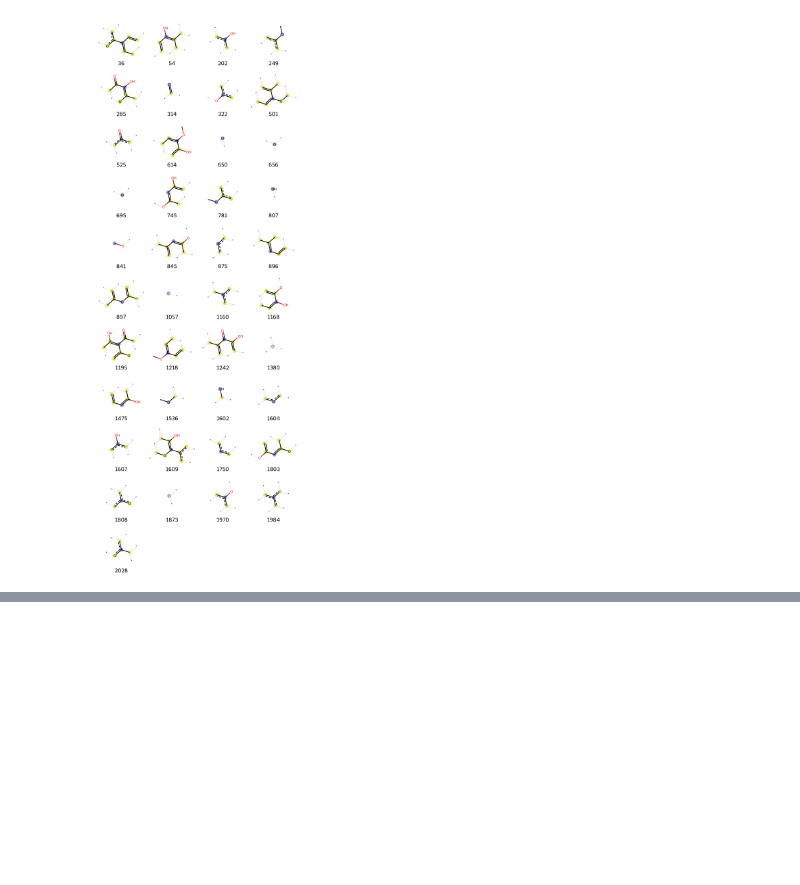
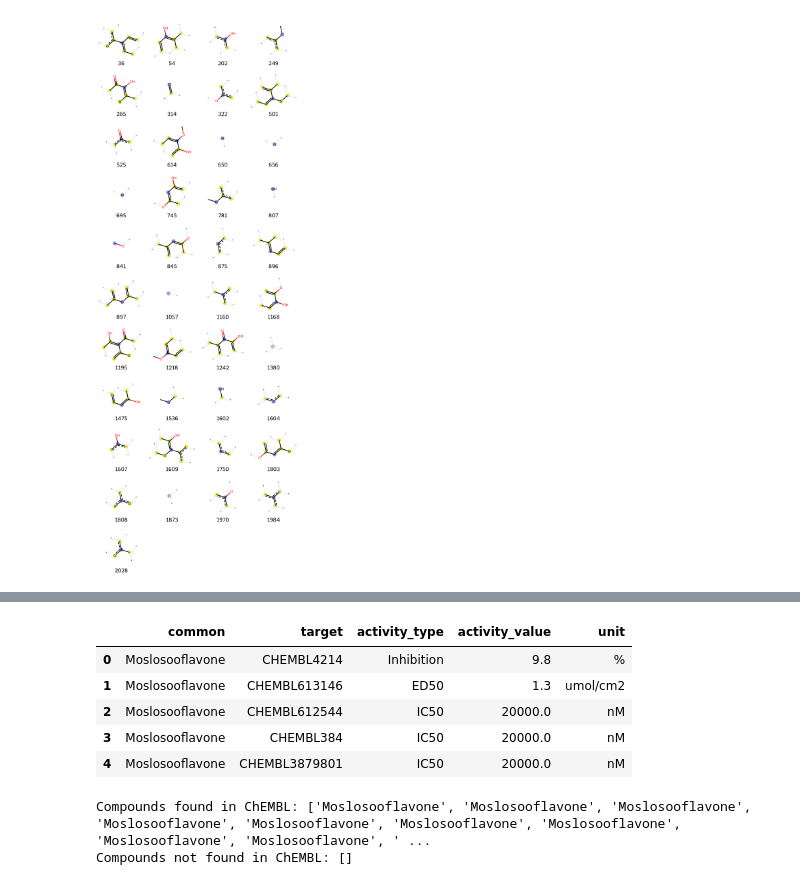
Before and after one commit to rajendranast012-stack/in-silico-lab1, a Jupyter notebook: MACCS_And_Morgan_fingerprint.ipynb, the cells around one changed output, grey strips where cells are left out. Cells and saved outputs as stored; diff of their text form; code cells hidden in the pictures; blank space fills up the shorter version.

```diff
--- a/MACCS_And_Morgan_fingerprint.ipynb
+++ b/MACCS_And_Morgan_fingerprint.ipynb
@@ -147,0 +192,4 @@ Draw.DrawMorganBits(tpls,molsPerRow=4,legends=[str(x) for x in mf_bv.GetOnBits()
+# %%
+import pandas as pd
+
+df = pd.read_excel('/content/flavonoid_smile.xlsx')
@@ -147,0 +240,43 @@ Draw.DrawMorganBits(tpls,molsPerRow=4,legends=[str(x) for x in mf_bv.GetOnBits()
+# %%
+# ==========================
+# READ AND INSPECT COMPOUND EXCEL FILE
+# ==========================
+import pandas as pd
+
+# --- Step 1: Read Excel file safely ---
+file_path = '/content/compound_activity1.xlsx'  # replace with your Excel file path
+
+try:
+    df = pd.read_excel(file_path)
+except Exception as e:
+    print("Error reading Excel file:", e)
+    exit()
+# %%
+display(df.head())
+# %% [output]
+|  | common | target | activity_type | activity_value | unit |
+| 0 | Moslosooflavone | CHEMBL4214 | Inhibition | 9.8 | % |
+| 1 | Moslosooflavone | CHEMBL613146 | ED50 | 1.3 | umol/cm2 |
+| 2 | Moslosooflavone | CHEMBL612544 | IC50 | 20000.0 | nM |
+| 3 | Moslosooflavone | CHEMBL384 | IC50 | 20000.0 | nM |
+| 4 | Moslosooflavone | CHEMBL3879801 | IC50 | 20000.0 | nM |
+# %%
+from chembl_webresource_client.new_client import new_client
+
+molecule = new_client.molecule
+
+found_compounds = []
+not_found_compounds = []
+
+for name in df['common']:
+    results = molecule.filter(pref_name=name)
+    if results:
+        found_compounds.append(name)
+    else:
+        not_found_compounds.append(name)
+
+print(f"Compounds found in ChEMBL: {found_compounds}")
+print(f"Compounds not found in ChEMBL: {not_found_compounds}")
+# %% [output]
+Compounds found in ChEMBL: ['Moslosooflavone', 'Moslosooflavone', 'Moslosooflavone', 'Moslosooflavone', 'Moslosooflavone', 'Moslosooflavone', 'Moslosooflavone', 'Moslosooflavone', 'Moslosooflavone', ' ...
+Compounds not found in ChEMBL: []
```
Also changed, not shown: parts of 11 cells of this notebook.
